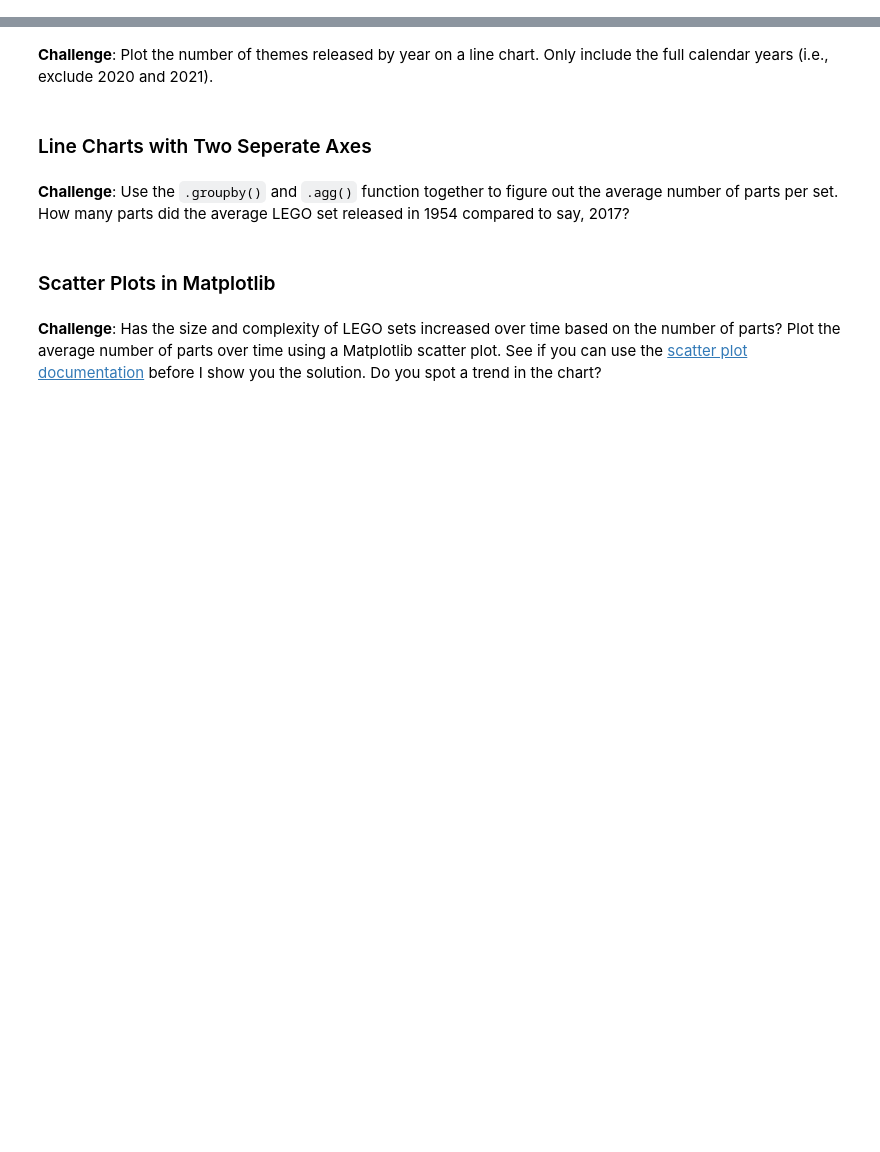
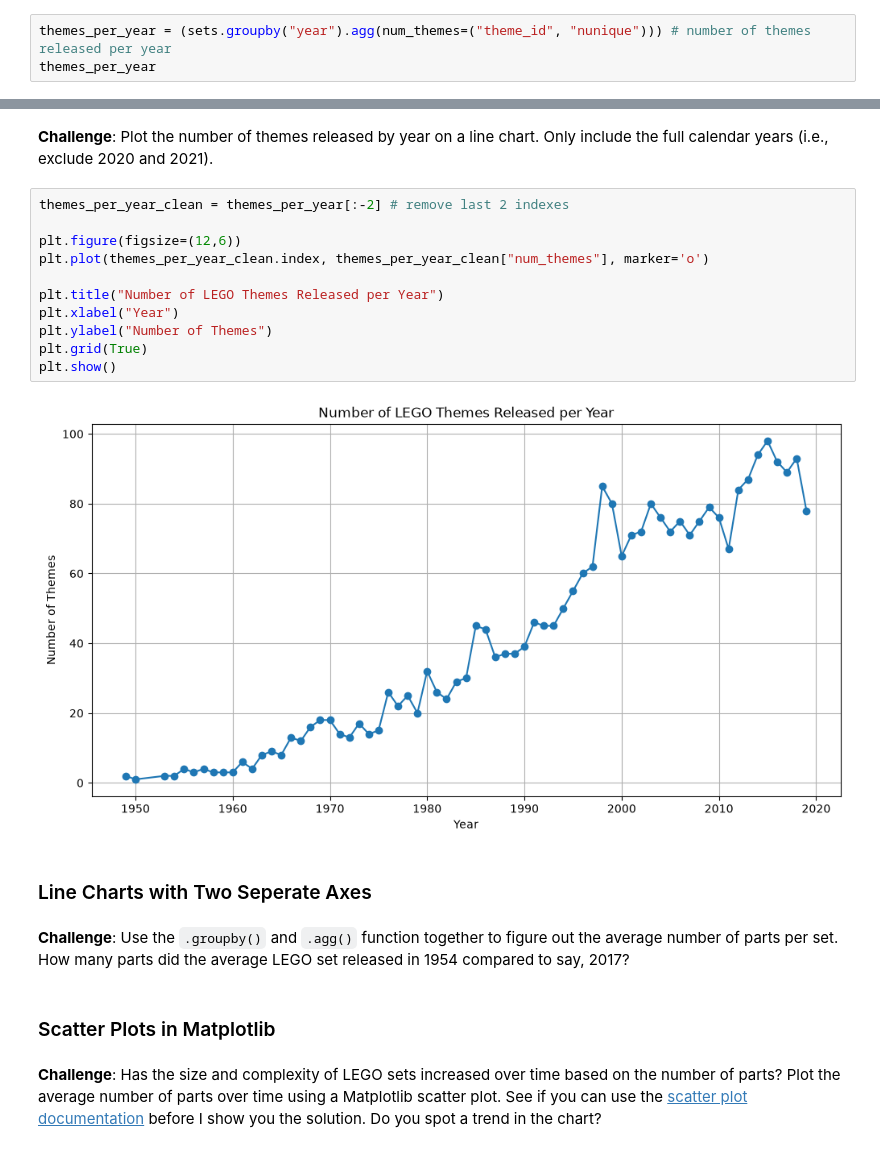
Before and after one commit to heyliceeee/Analyse-Lego-Dataset, a Jupyter notebook: Lego_Analysis.ipynb, the cells around one changed output, grey strips where cells are left out. Cells and saved outputs as stored; diff of their text form; blank space fills up the shorter version.

```diff
--- a/Lego_Analysis.ipynb
+++ b/Lego_Analysis.ipynb
@@ -158,3 +158,6 @@ plt.show()
 ### Aggregate Data with the Python .agg() Function
 
 Let's work out the number of different themes shipped by year. This means we have to count the number of unique theme_ids per calendar year.
+# %%
+themes_per_year = (sets.groupby("year").agg(num_themes=("theme_id", "nunique"))) # number of themes released per year
+themes_per_year
@@ -161,5 +179,18 @@ Let's work out the number of different themes shipped by year. This means we hav
 # %% [markdown]
 **Challenge**: Plot the number of themes released by year on a line chart. Only include the full calendar years (i.e., exclude 2020 and 2021).
+# %%
+themes_per_year_clean = themes_per_year[:-2] # remove last 2 indexes
+
+plt.figure(figsize=(12,6))
+plt.plot(themes_per_year_clean.index, themes_per_year_clean["num_themes"], marker='o')
+
+plt.title("Number of LEGO Themes Released per Year")
+plt.xlabel("Year")
+plt.ylabel("Number of Themes")
+plt.grid(True)
+plt.show()
+# %% [output]
+[figure, added]
 # %% [markdown]
 ### Line Charts with Two Seperate Axes
 # %% [markdown]
```
Also changed, not shown: parts of 1 cell of this notebook.
